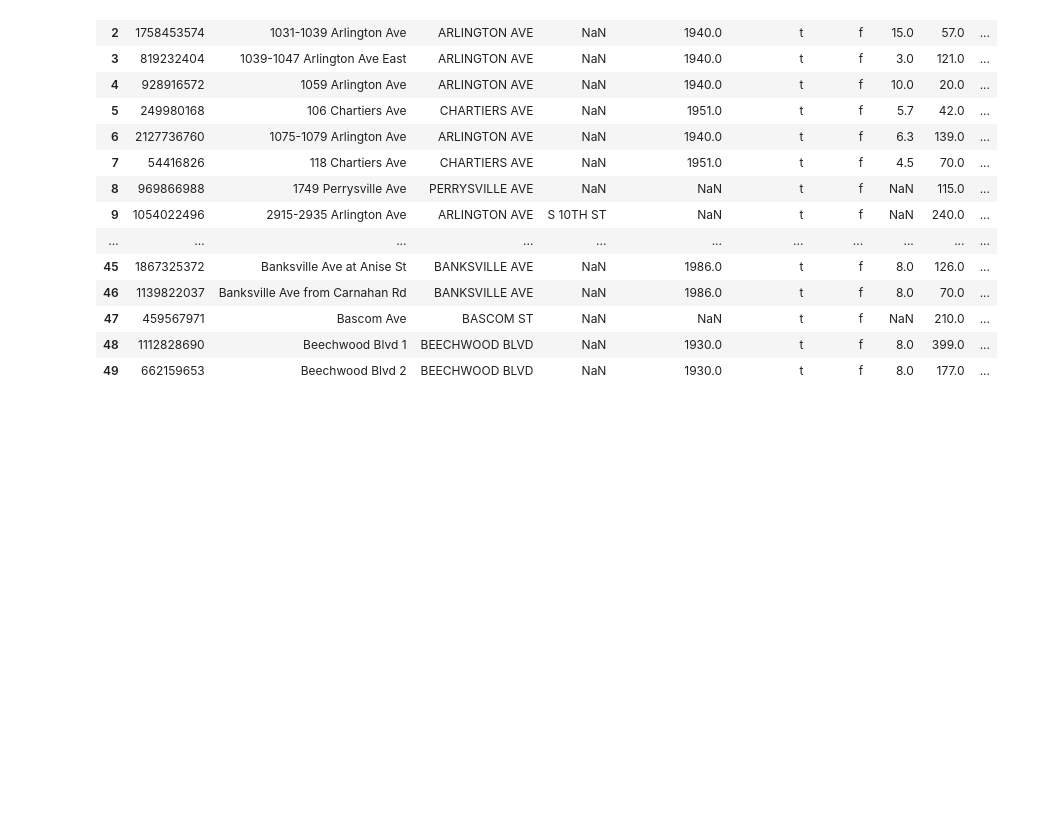
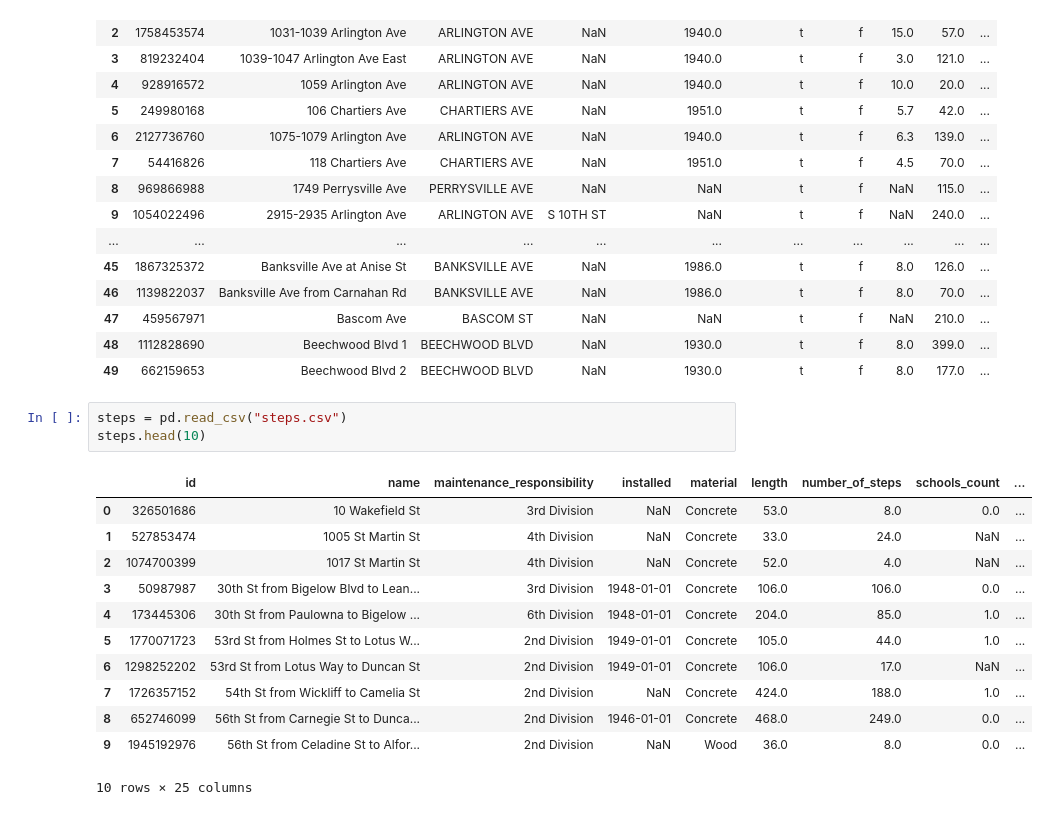
Before and after one commit to MAL341/cmpinf0010-final-project, a Jupyter notebook: final-project.ipynb, the cells around one changed output. Cells and saved outputs as stored; diff of their text form; blank space fills up the shorter version.

Commit message:
Included the dataset for steps in Pittsburgh

```diff
--- a/final-project.ipynb
+++ b/final-project.ipynb
@@ -24,3 +24,19 @@ retaining_walls.head(50)
 | 47 | 459567971 | Bascom Ave | BASCOM ST | NaN | NaN | t | f | NaN | 210.0 | ... |
 | 48 | 1112828690 | Beechwood Blvd 1 | BEECHWOOD BLVD | NaN | 1930.0 | t | f | 8.0 | 399.0 | ... |
 | 49 | 662159653 | Beechwood Blvd 2 | BEECHWOOD BLVD | NaN | 1930.0 | t | f | 8.0 | 177.0 | ... |
+# %%
+steps = pd.read_csv("steps.csv")
+steps.head(10)
+# %% [output]
+|  | id | name | maintenance_responsibility | installed | material | length | number_of_steps | schools_count | ... |
+| 0 | 326501686 | 10 Wakefield St | 3rd Division | NaN | Concrete | 53.0 | 8.0 | 0.0 | ... |
+| 1 | 527853474 | 1005 St Martin St | 4th Division | NaN | Concrete | 33.0 | 24.0 | NaN | ... |
+| 2 | 1074700399 | 1017 St Martin St | 4th Division | NaN | Concrete | 52.0 | 4.0 | NaN | ... |
+| 3 | 50987987 | 30th St from Bigelow Blvd to Lean... | 3rd Division | 1948-01-01 | Concrete | 106.0 | 106.0 | 0.0 | ... |
+| 4 | 173445306 | 30th St from Paulowna to Bigelow ... | 6th Division | 1948-01-01 | Concrete | 204.0 | 85.0 | 1.0 | ... |
+| 5 | 1770071723 | 53rd St from Holmes St to Lotus W... | 2nd Division | 1949-01-01 | Concrete | 105.0 | 44.0 | 1.0 | ... |
+| 6 | 1298252202 | 53rd St from Lotus Way to Duncan St | 2nd Division | 1949-01-01 | Concrete | 106.0 | 17.0 | NaN | ... |
+| 7 | 1726357152 | 54th St from Wickliff to Camelia St | 2nd Division | NaN | Concrete | 424.0 | 188.0 | 1.0 | ... |
+| 8 | 652746099 | 56th St from Carnegie St to Dunca... | 2nd Division | 1946-01-01 | Concrete | 468.0 | 249.0 | 0.0 | ... |
+| 9 | 1945192976 | 56th St from Celadine St to Alfor... | 2nd Division | NaN | Wood | 36.0 | 8.0 | 0.0 | ... |
+10 rows × 25 columns
```
